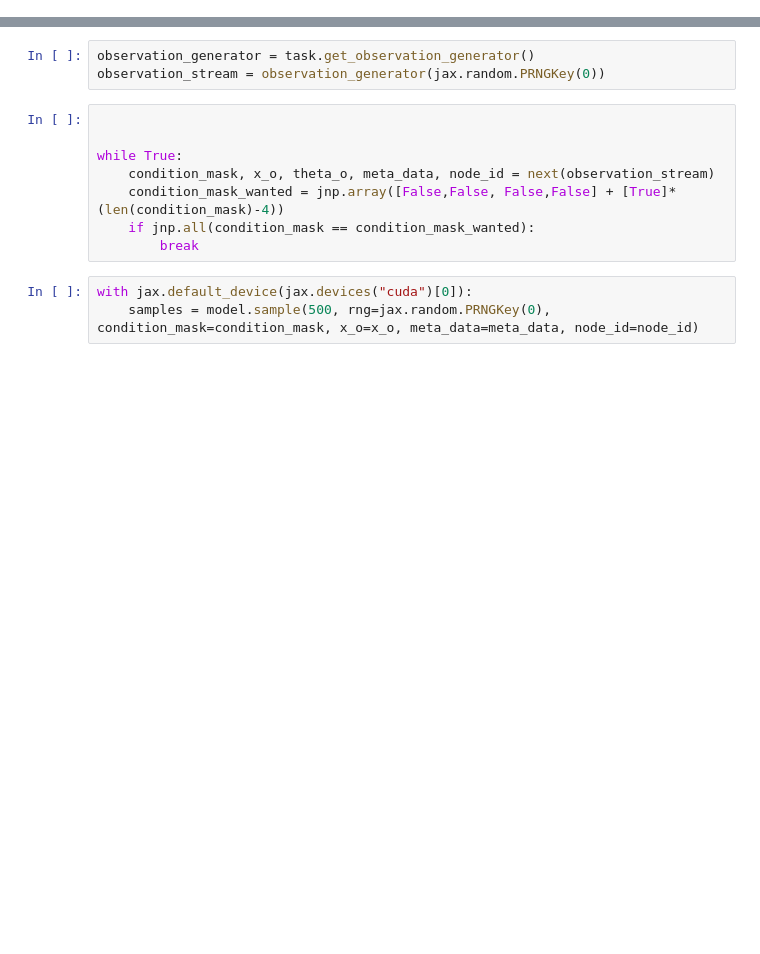
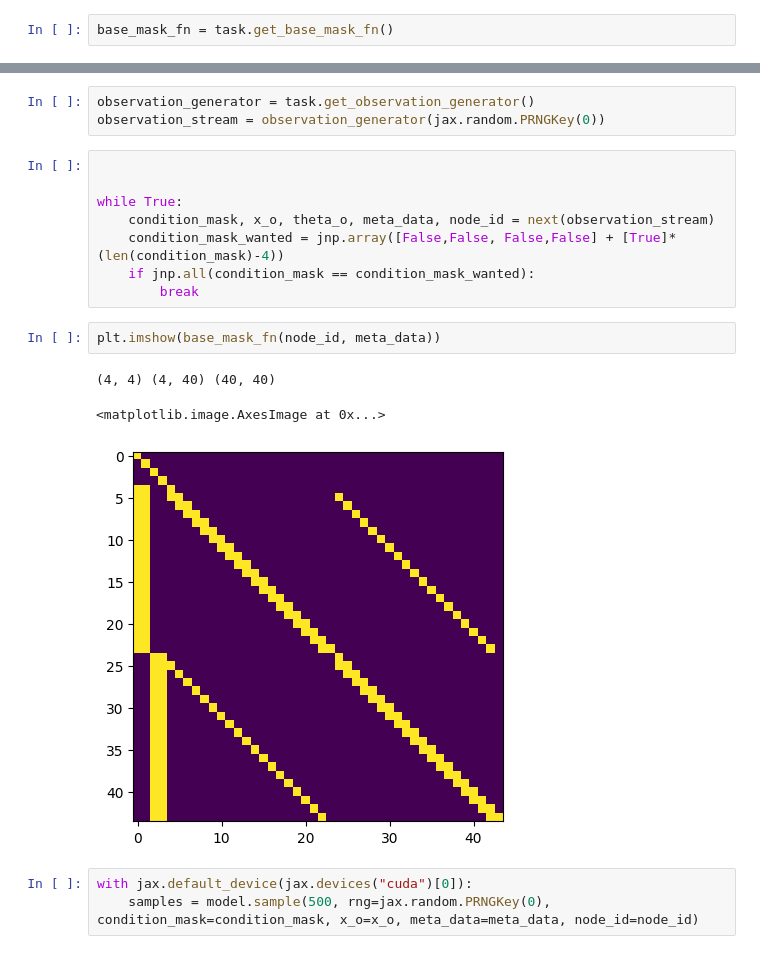
Before and after one commit to mackelab/probjax, a Jupyter notebook: scoresbibm/unstructured_task.ipynb, the cells around one changed output, grey strips where cells are left out. Saved outputs shown, nothing was run; the diff lists cells and outputs as text; blank space fills up the shorter version.

```diff
--- a/scoresbibm/unstructured_task.ipynb
+++ b/scoresbibm/unstructured_task.ipynb
@@ -21,5 +21,7 @@ model = load_model("../results/benchmark/",18)
 # %%
 task = LotkaVolterraTask()
+# %%
+base_mask_fn = task.get_base_mask_fn()
 # %%
 data = task.get_data(1000, rng=jax.random.PRNGKey(0))
 # %%
@@ -33,6 +35,12 @@ while True:
     condition_mask_wanted = jnp.array([False,False, False,False] + [True]*(len(condition_mask)-4))
     if jnp.all(condition_mask == condition_mask_wanted):
         break
+# %%
+plt.imshow(base_mask_fn(node_id, meta_data))
+# %% [output]
+(4, 4) (4, 40) (40, 40)
+<matplotlib.image.AxesImage at 0x...>
+[figure, added]
 # %%
 with jax.default_device(jax.devices("cuda")[0]):
     samples = model.sample(500, rng=jax.random.PRNGKey(0), condition_mask=condition_mask, x_o=x_o, meta_data=meta_data, node_id=node_id)
```
Also changed, not shown: parts of 1 cell of this notebook, 2 other files.
